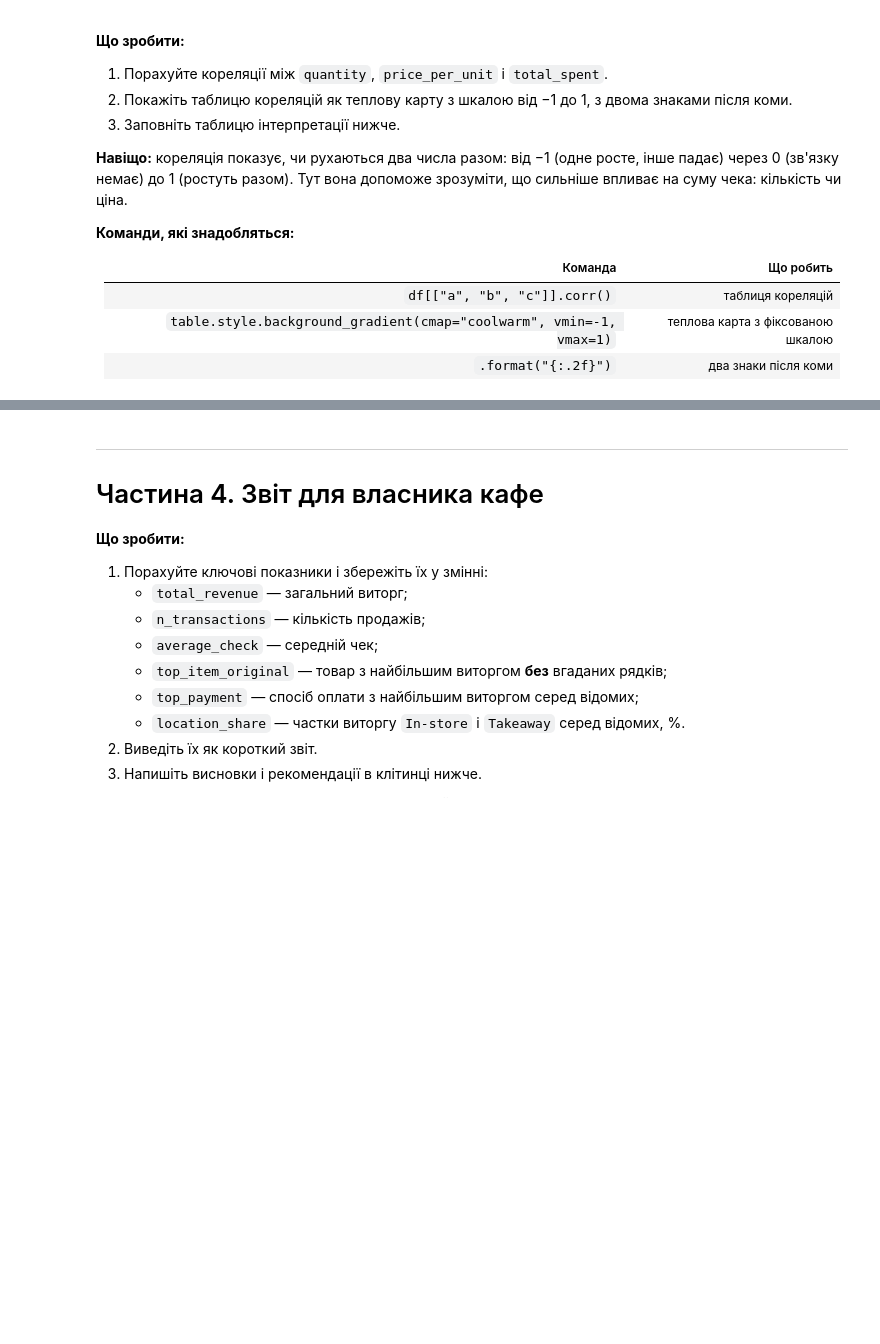
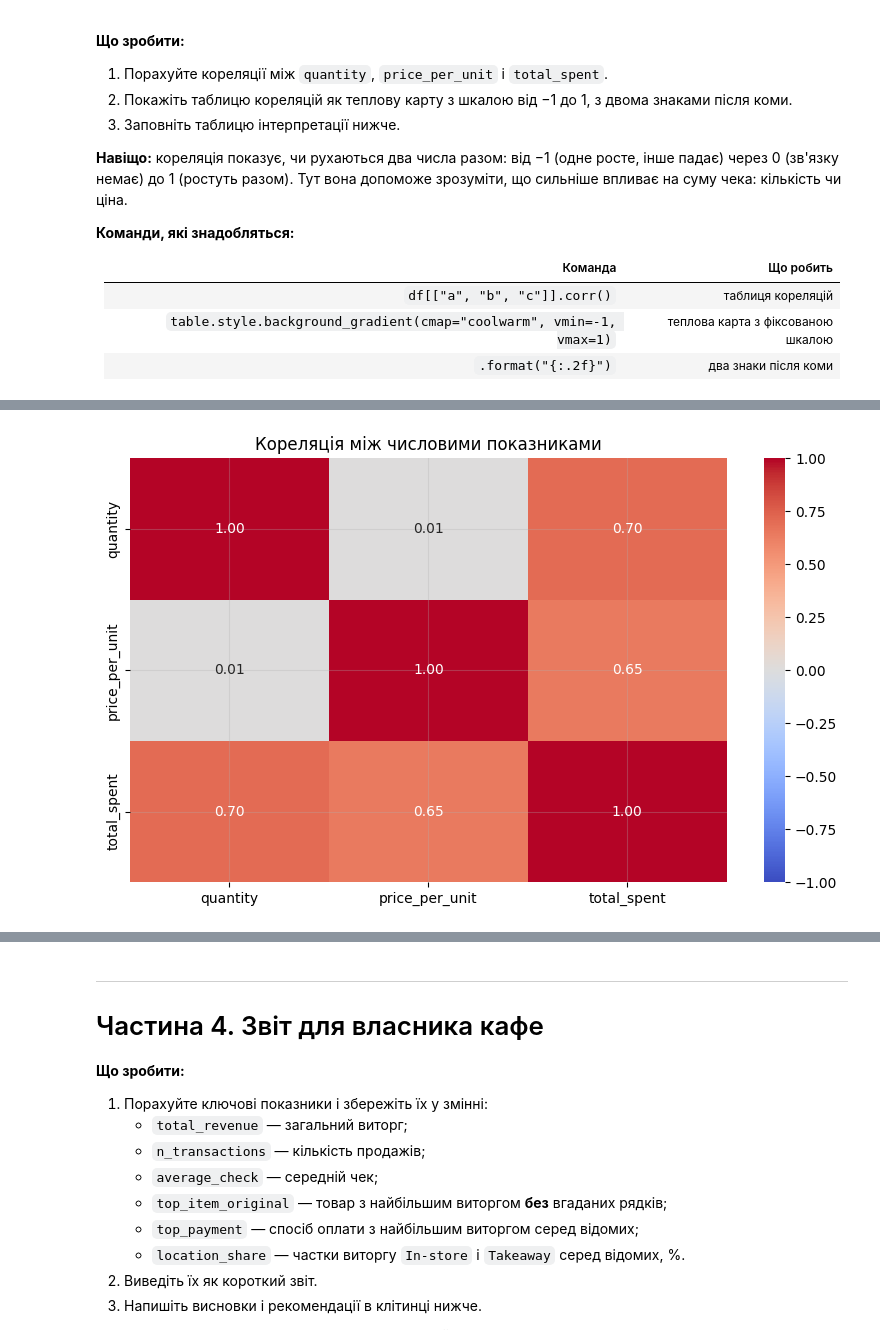
Before and after one commit to LiliiaKuchvara/Cafe-sales_DTA, a Jupyter notebook: notebooks/eda_cafe_sales.ipynb, the cells around one changed output, grey strips where cells are left out. Saved outputs shown, nothing was run; the diff lists cells and outputs as text; code cells hidden in the pictures; blank space fills up the shorter version.

```diff
--- a/notebooks/eda_cafe_sales.ipynb
+++ b/notebooks/eda_cafe_sales.ipynb
@@ -1037,0 +1440,84 @@ print(f"{len(ex)} --> {len(ex.dropna())}")
+# %%
+# 1. Розрахунок кореляцій
+corr_table = df[
+    ["quantity", "price_per_unit", "total_spent"]
+].corr()
+
+print("Таблиця кореляцій:")
+display(corr_table)
+
+
+# 2. Теплова карта кореляцій
+plt.figure(figsize=(8, 5))
+
+sns.heatmap(
+    corr_table,
+    annot=True,
+    fmt=".2f",
+    cmap="coolwarm",
+    vmin=-1,
+    vmax=1,
+    center=0
+)
+
+plt.title("Кореляція між числовими показниками")
+plt.tight_layout()
+plt.show()
+
+
+# 3. Таблиця для інтерпретації
+interpretation = pd.DataFrame({
+    "Пара": [
+        "quantity ↔ total_spent",
+        "price_per_unit ↔ total_spent",
+        "quantity ↔ price_per_unit"
+    ],
+    "Кореляція": [
+        corr_table.loc["quantity", "total_spent"],
+        corr_table.loc["price_per_unit", "total_spent"],
+        corr_table.loc["quantity", "price_per_unit"]
+    ]
+})
+
+def correlation_strength(value):
+    value = abs(value)
+
+    if value < 0.1:
+        return "Дуже слабкий"
+    elif value < 0.3:
+        return "Слабкий"
+    elif value < 0.5:
+        return "Помірний"
+    elif value < 0.7:
+        return "Помітний"
+    elif value < 0.9:
+        return "Сильний"
+    else:
+        return "Дуже сильний"
+
+def correlation_explanation(value):
+    if value >= 0.7:
+        return "Сильний позитивний зв'язок"
+    elif value >= 0.3:
+        return "Помірний позитивний зв'язок"
+    elif value > 0:
+        return "Слабкий позитивний зв'язок"
+    elif value <= -0.7:
+        return "Сильний негативний зв'язок"
+    elif value <= -0.3:
+        return "Помірний негативний зв'язок"
+    elif value < 0:
+        return "Слабкий негативний зв'язок"
+    else:
+        return "Лінійний зв'язок практично відсутній"
+
+interpretation["Кореляція"] = interpretation["Кореляція"].round(2)
+interpretation["Сила зв'язку"] = interpretation["Кореляція"].apply(
+    correlation_strength
+)
+interpretation["Пояснення"] = interpretation["Кореляція"].apply(
+    correlation_explanation
+)
+
+display(interpretation)
+# %% [output]
@@ -1037,0 +1529 @@ print(f"{len(ex)} --> {len(ex.dropna())}")
+[figure, added]
```
Also changed, not shown: parts of 31 cells of this notebook.
